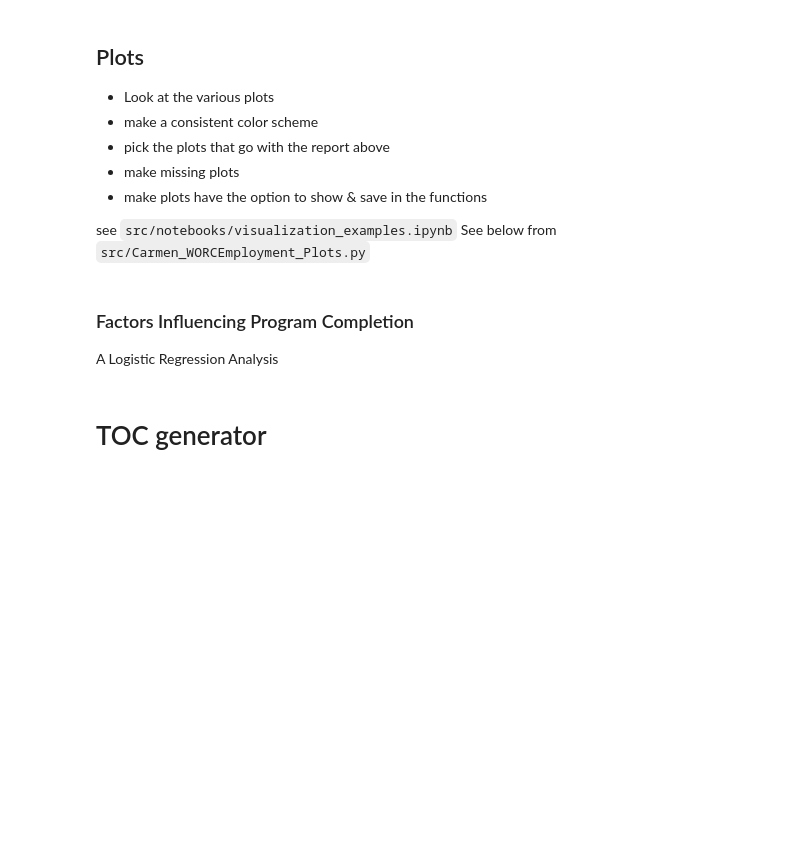
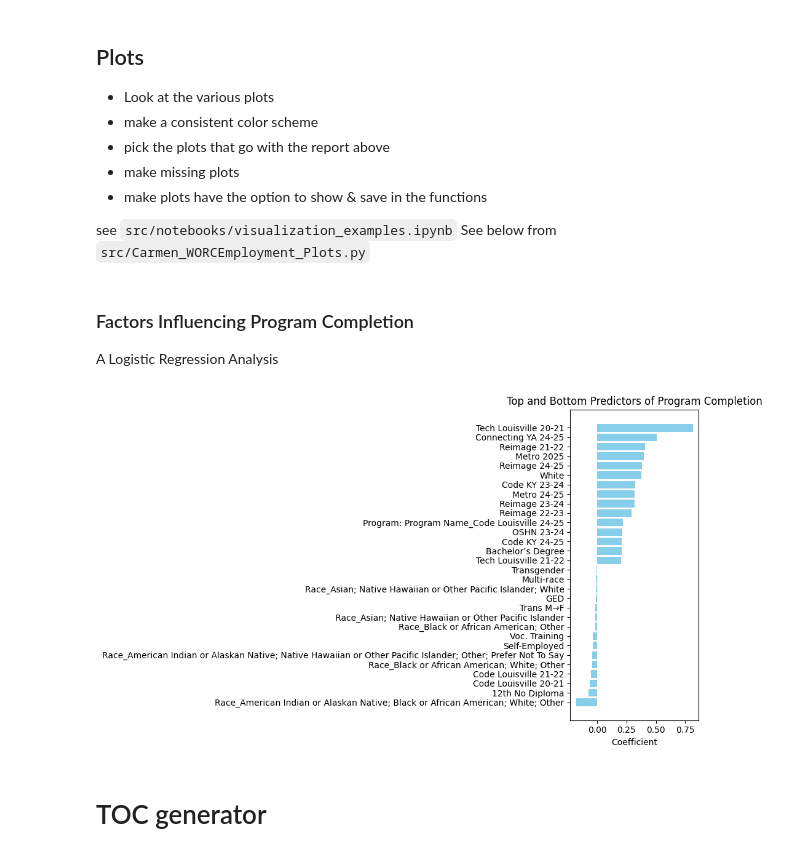
Before and after one commit to Code-You-Contributors/CodeYouDataProject, a Jupyter notebook: src/notebooks/ashley.ipynb, the cells around one changed output. Saved outputs shown, nothing was run; the diff lists cells and outputs as text; code cells hidden in the pictures; blank space fills up the shorter version.

Commit message:
added regression plot and docstring for future regression tweaking idea

```diff
--- a/src/notebooks/ashley.ipynb
+++ b/src/notebooks/ashley.ipynb
@@ -1158,6 +1161,55 @@ def plot_top_cities(data):
 # %% [markdown]
 ### Factors Influencing Program Completion
 A Logistic Regression Analysis
+# %%
+coef_df_sorted = coef_df.sort_values(by='Coefficient')
+
+# Show the 15 highest and 15 lowest coefficients
+top_bottom = pd.concat([coef_df_sorted.head(15), coef_df_sorted.tail(15)])
+
+label_map = {
+    # Programs
+    "Program: Program Name_Tech Louisville 20-21": "Tech Louisville 20-21",
+    "Program: Program Name_Tech Louisville 21-22": "Tech Louisville 21-22",
+    "Program: Program Name_Code Louisville 20-21": "Code Louisville 20-21",
+    "Program: Program Name_Code Louisville 21-22": "Code Louisville 21-22",
+    "Program: Program Name_Code Kentucky 23-24": "Code KY 23-24",
+    "Program: Program Name_Code Kentucky 24-25": "Code KY 24-25",
+    "Program: Program Name_Reimage 21-22": "Reimage 21-22",
+    "Program: Program Name_Reimage 22-23": "Reimage 22-23",
+    "Program: Program Name_Reimage 23-24": "Reimage 23-24",
+    "Program: Program Name_Reimage 24-25": "Reimage 24-25",
+    "Program: Program Name_Connecting Young Adults 24-25": "Connecting YA 24-25",
+    "Program: Program Name_Metro 24-25": "Metro 24-25",
+    "Program: Program Name_Metro 2025": "Metro 2025",
+    "Program: Program Name_OSHN 23-24": "OSHN 23-24",
+
+    # Demographics
+    "Race_White": "White",
+    "Race_Black or African American": "Black",
+    "Race_Asian": "Asian",
+    "Race_American Indian or Alaskan Native": "Am. Indian / AK Native",
+    "Race_American Indian or Alaskan Native; Native Hawaiian or Other Pacific Islander": "Am. Ind. / Pac. Isl.",
+    "Race_American Indian or Alaskan Native; Asian; Black or African American; White": "Multi-race",
+    "Gender_Transgender": "Transgender",
+    "Gender_Transgender male to female": "Trans M→F",
+    "Highest level of education completed_Bachelor's Degree": "Bachelor’s Degree",
+    "Highest level of education completed_GED": "GED",
+    "Highest level of education completed_Vocational Training": "Voc. Training",
+    "Highest level of education completed_12th grade, no diploma": "12th No Diploma",
+    "Employment Status_Self-employed": "Self-Employed",
+}
+
+coef_df["Variable"] = coef_df["Variable"].replace(label_map)
+
+plt.figure(figsize=(10, 6))
+plt.barh(top_bottom['Variable'], top_bottom['Coefficient'], color='skyblue')
+plt.title('Top and Bottom Predictors of Program Completion')
+plt.xlabel('Coefficient')
+plt.tight_layout()
+plt.show()
+# %% [output]
+[figure, added]
 # %% [markdown]
 # TOC generator
 # %%
```
Also changed, not shown: parts of 2 cells of this notebook, 1 other file.
